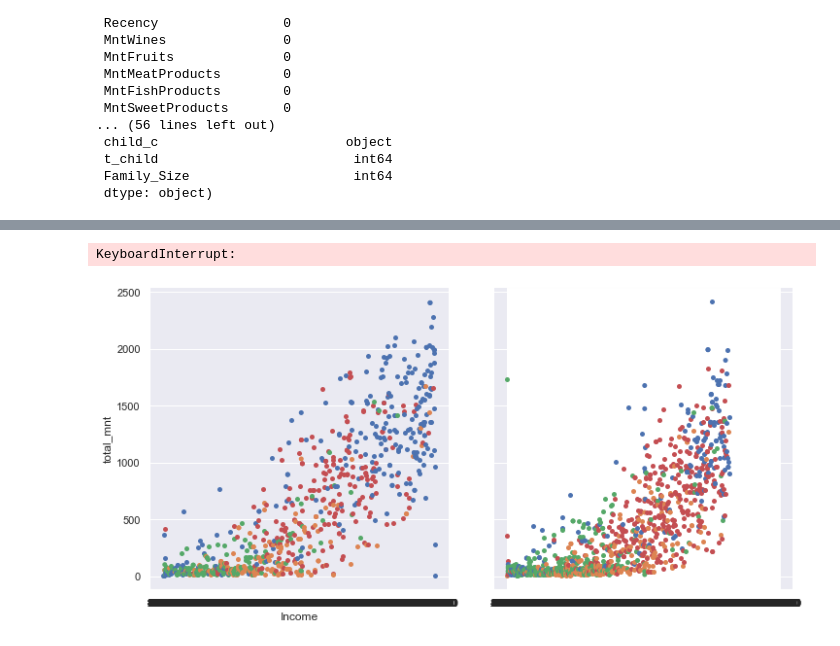
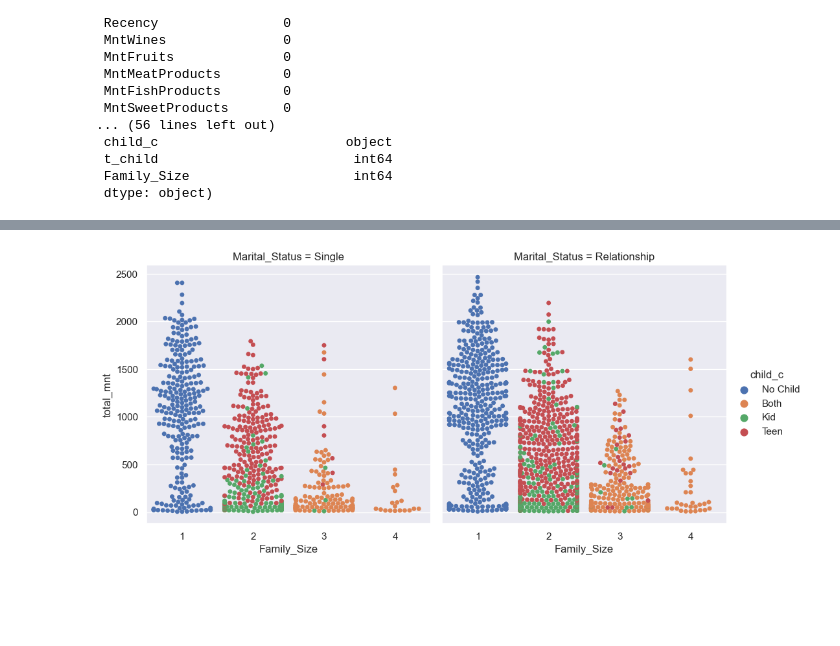
Before and after one commit to shivakrishnazikardh/Analysis-on-Customers-Data, a Jupyter notebook: Customer Personality Analysis.ipynb, the cells around one changed output, grey strips where cells are left out. Drawn from its saved outputs; the diff is of its cells as text; code cells hidden in the pictures; blank space fills up the shorter version.

```diff
--- a/Customer Personality Analysis.ipynb
+++ b/Customer Personality Analysis.ipynb
@@ -83,6 +108,11 @@ df['t_child'] = df.Kidhome +  df.Teenhome
 df.drop('childk', axis = 1, inplace = True)
 df.drop('childt', axis = 1, inplace = True)
 
+df['AverageSpent']=df['AverageSpent'].round(decimals=0)
+
+
+
+
 
 df.head()
 # %% [output]
@@ -202,8 +394,7 @@ plt.show()
 # %%
-p=sns.catplot(x='Income', y='total_mnt', data=df,  col='Marital_Status', col_wrap=2, hue='child_c')
+p=sns.catplot(x='Family_Size', y='total_mnt', data=df, kind='swarm',  col='Marital_Status', col_wrap=2, hue='child_c')
 #plt.figure(figsize=(15,8))
 p.fig.set_dpi(100)
 plt.show()
 # %% [output]
-KeyboardInterrupt:
-[figure, old version]
+[figure, new version]
```
Also changed, not shown: parts of 35 cells of this notebook.
